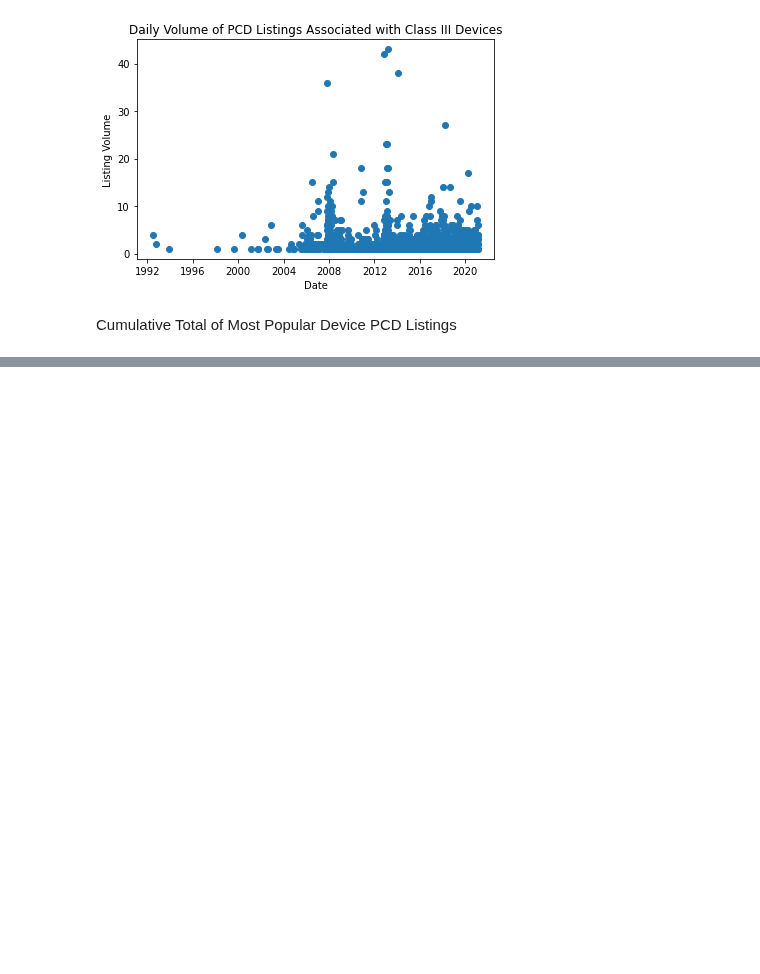
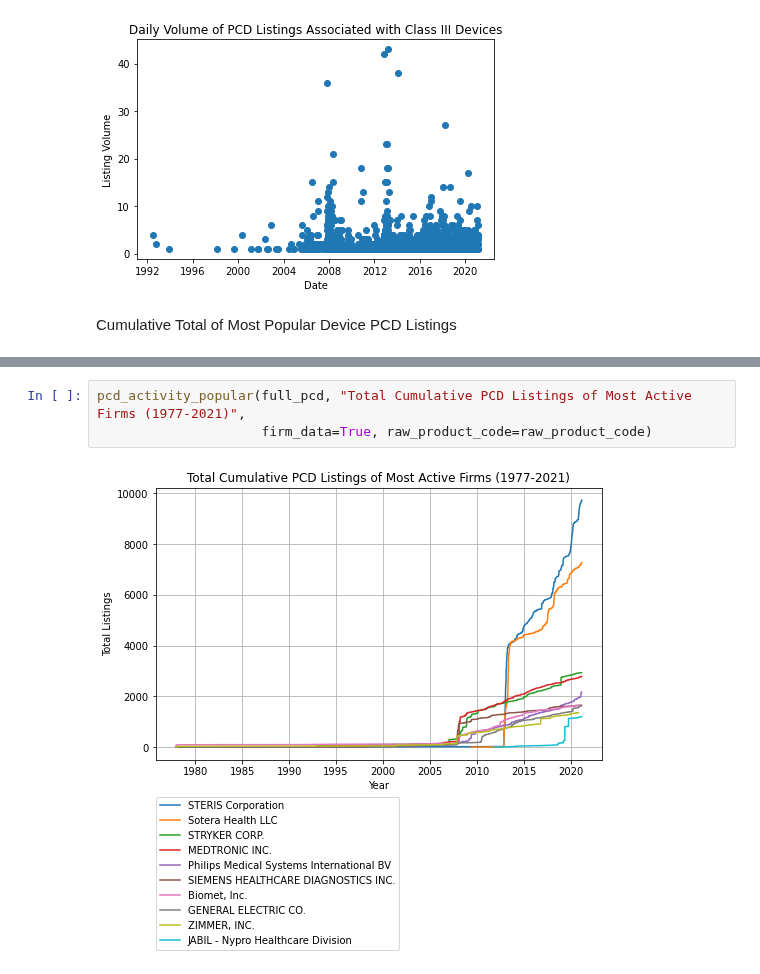
Before and after one commit to BriceB-20/Medical-Device-Project, a Jupyter notebook: Industry_Analysis.ipynb, the cells around one changed output, grey strips where cells are left out. Cells and saved outputs as stored; diff of their text form; blank space fills up the shorter version.

```diff
--- a/Industry_Analysis.ipynb
+++ b/Industry_Analysis.ipynb
@@ -418,0 +440,5 @@ pcd_activity_popular(pcd, "Total Cumulative Class III PCD Listings of Most Commo
+# %%
+pcd_activity_popular(full_pcd, "Total Cumulative PCD Listings of Most Active Firms (1977-2021)",
+                     firm_data=True, raw_product_code=raw_product_code)
+# %% [output]
+[figure, added]
```
Also changed, not shown: parts of 5 cells of this notebook.
